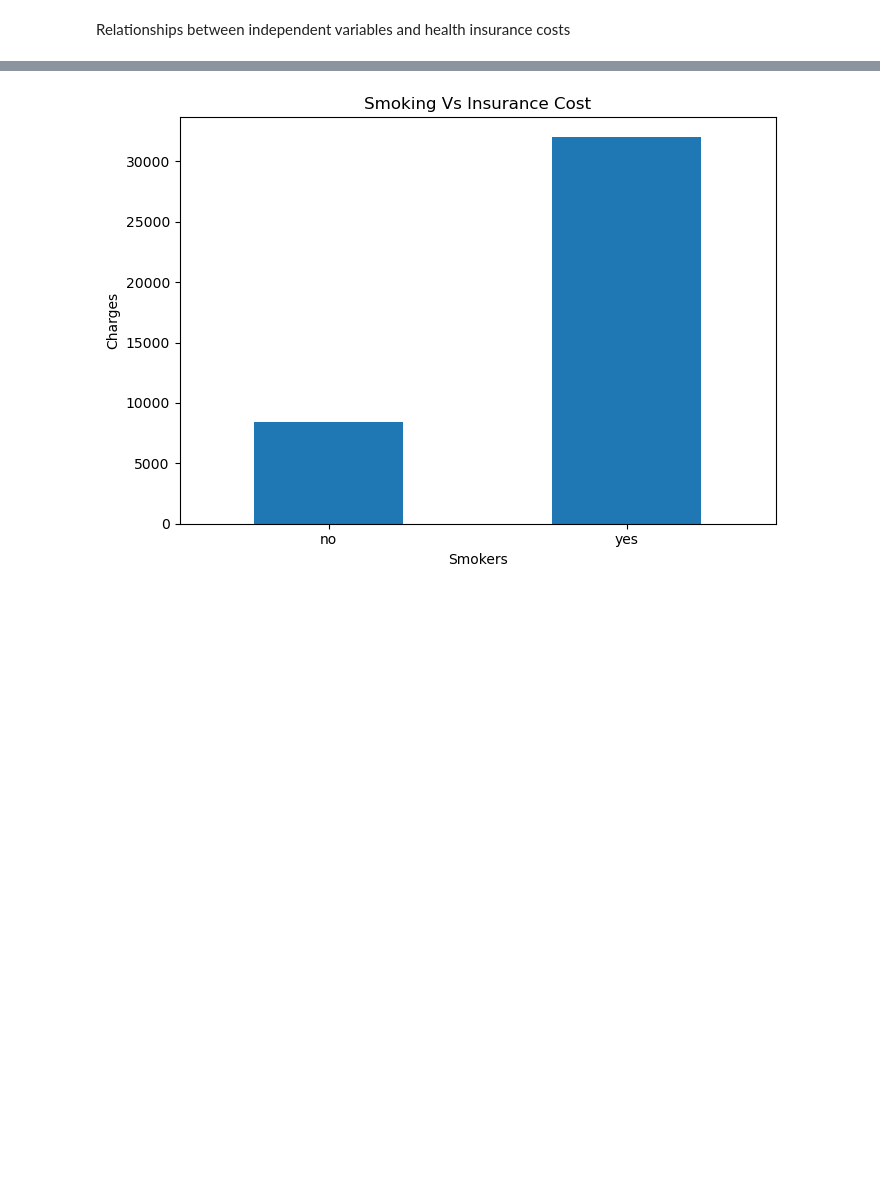
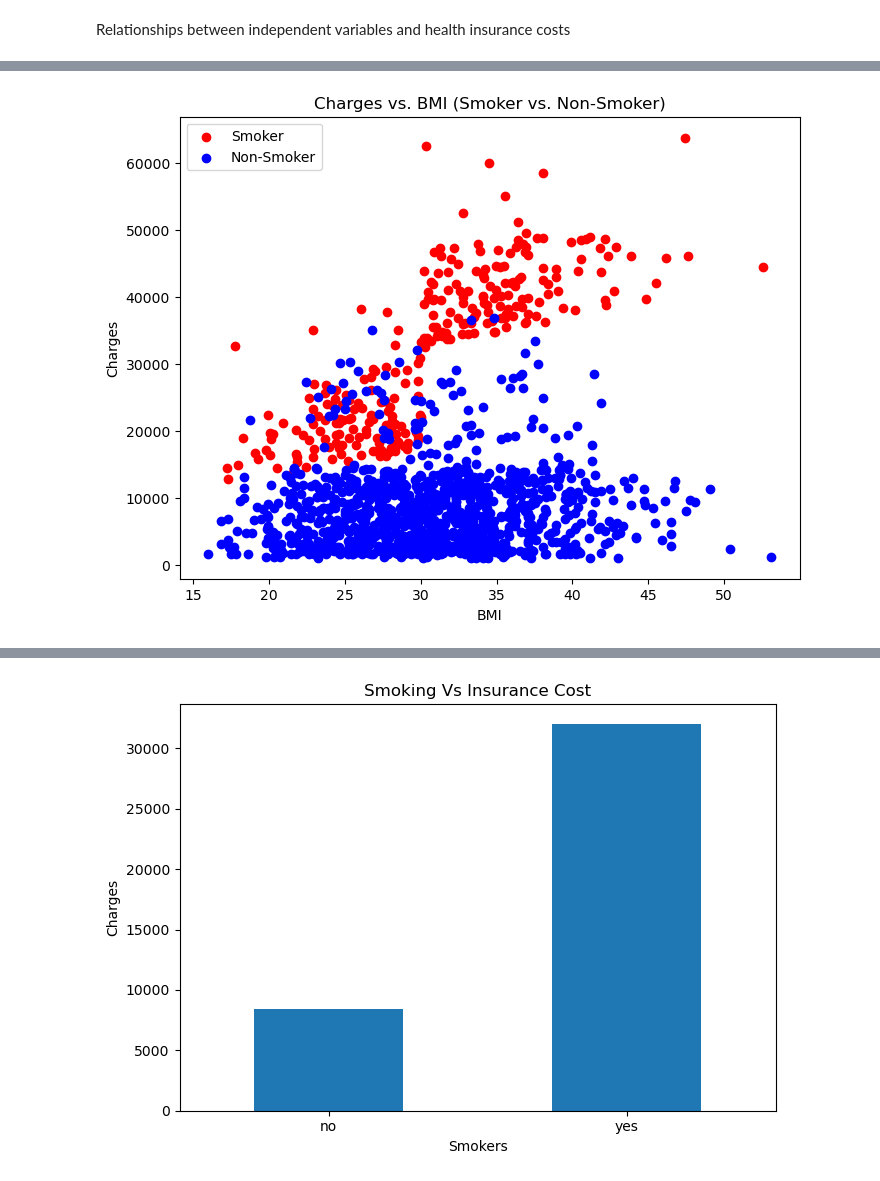
Before and after one commit to carolinefoshee/project-1, a Jupyter notebook: project1.ipynb, the cells around one changed output, grey strips where cells are left out. Drawn from its saved outputs; the diff is of its cells as text; code cells hidden in the pictures; blank space fills up the shorter version.

```diff
--- a/project1.ipynb
+++ b/project1.ipynb
@@ -242 +281,21 @@ Relationships between independent variables and health insurance costs
+# %%
+# graph 2: bmi vs. insurance costs (scatterplot) FOR SMOKERS!!
+smoker_data = insurance_df[insurance_df["smoker"] == "yes"]
+non_smoker_data = insurance_df[insurance_df["smoker"] == "no"]
+
+# Create the scatter plot
+plt.figure(figsize=(8, 6))
+plt.scatter(smoker_data["bmi"], smoker_data["charges"], label="Smoker", color="red")
+plt.scatter(non_smoker_data["bmi"], non_smoker_data["charges"], label="Non-Smoker", color="blue")
+
+# Add labels and title
+plt.xlabel("BMI")
+plt.ylabel("Charges")
+plt.title("Charges vs. BMI (Smoker vs. Non-Smoker)")
+plt.legend()
+
+# Show the plot
+plt.show()
+# %% [output]
+[figure, added]
 # %%
```
Also changed, not shown: parts of 11 cells of this notebook, 1 other file.
